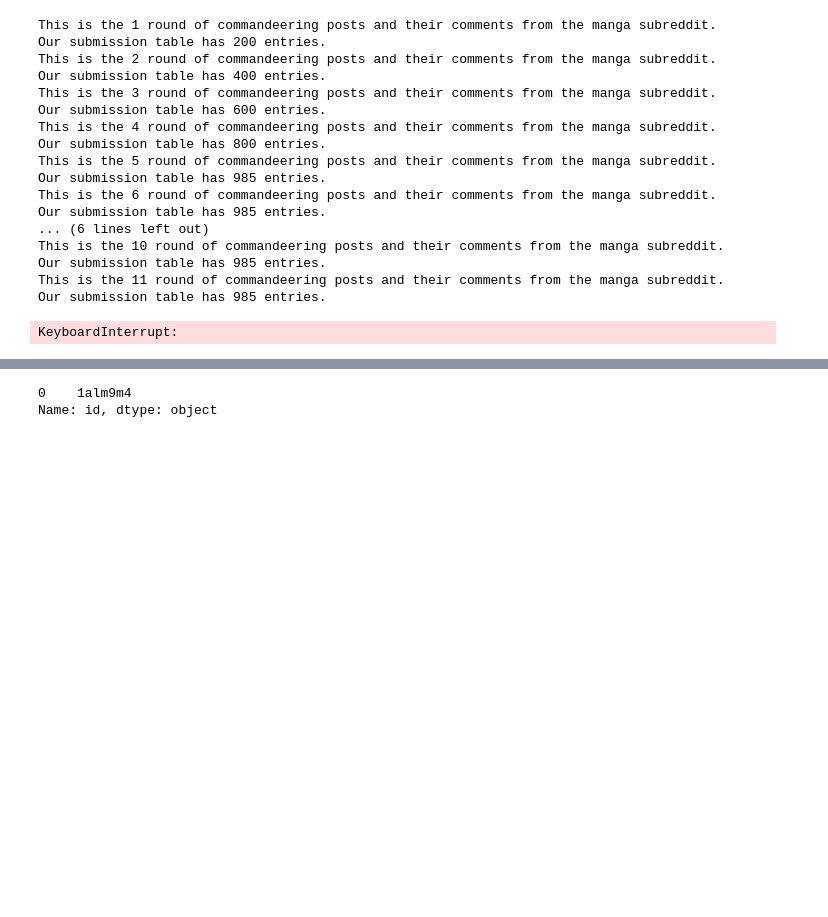
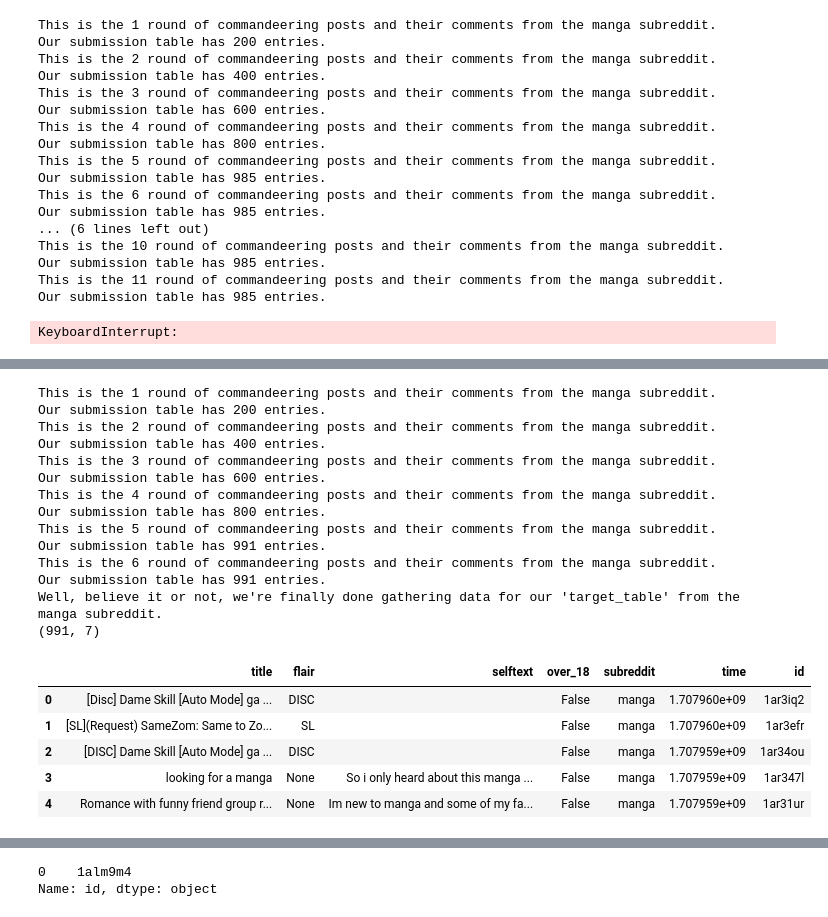
Before and after one commit to bwolff26/reddit_class, a Jupyter notebook: Data Gathering.ipynb, the cells around one changed output, grey strips where cells are left out. Cells and saved outputs as stored; diff of their text form; code cells hidden in the pictures; blank space fills up the shorter version.

Commit message:
Penultimate data pull

```diff
--- a/Data Gathering.ipynb
+++ b/Data Gathering.ipynb
@@ -164,0 +153,79 @@ df.head()
+# %%
+#Go time, fixing this one...
+
+target_subreddit='manga'
+target_no_posts=1100
+post_limit=200
+#last_id='1al4vbz'
+last_id=''
+direction = 'after' #Recall 'after' means earlier in time; 'before' means later in time ie newer.
+prev_iter = 0 #Only needed if going 'before'; keep it regardless though
+wait_time=3
+
+target_table, iteration = [], 0
+
+while len(target_table) <= target_no_posts:
+    if direction == 'before':   #Eh, just to be safe I'll code this one first.
+        posts = reddit.subreddit(target_subreddit).new(limit=post_limit, params={'before':last_id})
+    elif last_id == '':
+        posts = reddit.subreddit(target_subreddit).new(limit=post_limit)
+    else:
+        posts = reddit.subreddit(target_subreddit).new(limit=post_limit, params={'after':last_id})
+    iteration += 1
+    print(f"This is the {iteration} round of commandeering posts and their comments from the {target_subreddit} subreddit.")
+    for post in posts:
+        target_table.append(
+            {
+                'title':post.title,
+                'flair':post.link_flair_text,
+                'selftext':post.selftext,
+                #'comments':post.comments,
+                #'is_video':post.is_video,
+                'over_18':post.over_18,
+                'subreddit':target_subreddit,
+                'time':post.created_utc,
+                'id':post.id
+            }
+        )
+    print(f"Our submission table has {len(target_table)} entries.")
+    time.sleep(wait_time)
+    if last_id == 't3_' + target_table[len(target_table) - 1]['id'] or last_id == 't3_' + target_table[prev_iter]['id']:
+        break
+    if direction == 'after':
+        if last_id != 't3_' + target_table[len(target_table) - 1]['id']: #Hmm, should make this more flexible per methodology
+            #ie going back or forward, but eh...
+            last_id = 't3_' + target_table[len(target_table) - 1]['id'] #For going 'after' ie earlier in time.
+    #else:
+        #   print(f"Well, believe it or not, we're finally done gathering data for our 'target_table' from the {subreddit} subreddit.")
+        #  sys.exit()
+    if direction == 'before':
+        if last_id != 't3_' + target_table[prev_iter]['id']:
+            last_id = 't3_' + target_table[prev_iter]['id']
+            prev_iter = len(target_table)
+print(f"Well, believe it or not, we're finally done gathering data for our 'target_table' from the {target_subreddit} subreddit.")
+
+
+df = pd.DataFrame.from_dict(target_table)
+print(df.shape)
+df.head()
+# %% [output]
+This is the 1 round of commandeering posts and their comments from the manga subreddit.
+Our submission table has 200 entries.
+This is the 2 round of commandeering posts and their comments from the manga subreddit.
+Our submission table has 400 entries.
+This is the 3 round of commandeering posts and their comments from the manga subreddit.
+Our submission table has 600 entries.
+This is the 4 round of commandeering posts and their comments from the manga subreddit.
+Our submission table has 800 entries.
+This is the 5 round of commandeering posts and their comments from the manga subreddit.
+Our submission table has 991 entries.
+This is the 6 round of commandeering posts and their comments from the manga subreddit.
+Our submission table has 991 entries.
+Well, believe it or not, we're finally done gathering data for our 'target_table' from the manga subreddit.
+(991, 7)
+|  | title | flair | selftext | over_18 | subreddit | time | id |
+| 0 | [Disc] Dame Skill [Auto Mode] ga ... | DISC |  | False | manga | 1.707960e+09 | 1ar3iq2 |
+| 1 | [SL](Request) SameZom: Same to Zo... | SL |  | False | manga | 1.707960e+09 | 1ar3efr |
+| 2 | [DISC] Dame Skill [Auto Mode] ga ... | DISC |  | False | manga | 1.707959e+09 | 1ar34ou |
+| 3 | looking for a manga | None | So i only heard about this manga ... | False | manga | 1.707959e+09 | 1ar347l |
+| 4 | Romance with funny friend group r... | None | Im new to manga and some of my fa... | False | manga | 1.707959e+09 | 1ar31ur |
```
Also changed, not shown: parts of 8 cells of this notebook, 3 other files.
